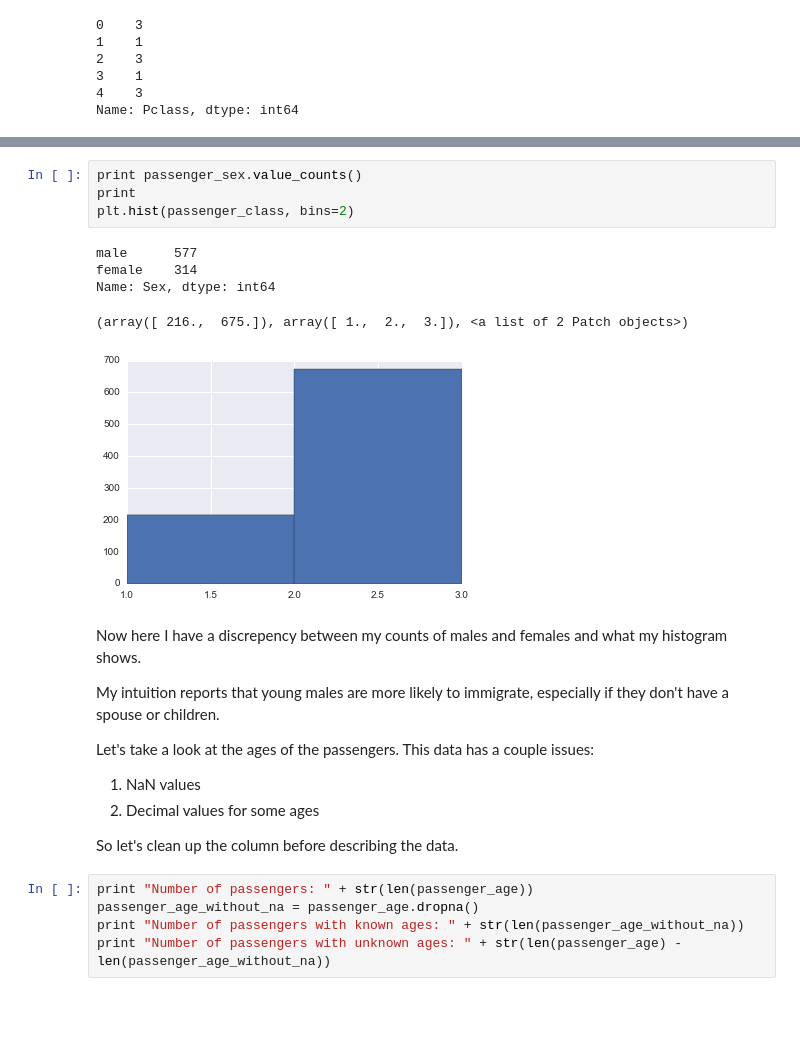
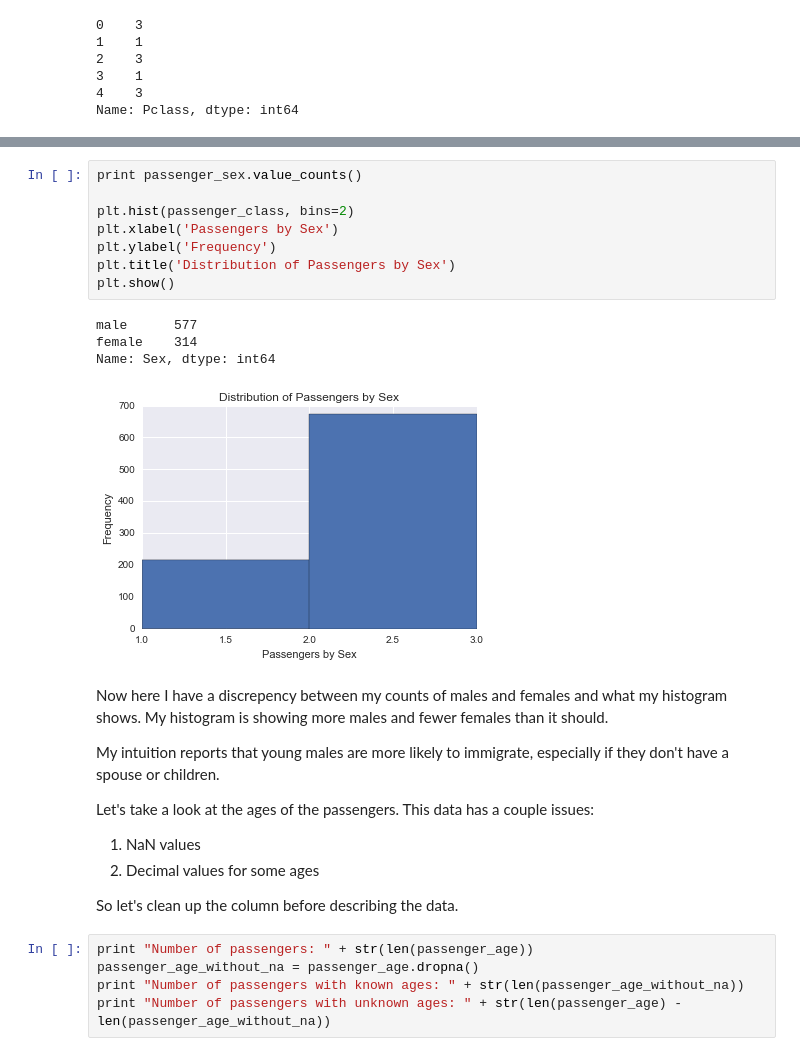
Before and after one commit to nathan-booth/DAND-project2, a Jupyter notebook: titanic.ipynb, the cells around one changed output, grey strips where cells are left out. Cells and saved outputs as stored; diff of their text form; blank space fills up the shorter version.

```diff
--- a/titanic.ipynb
+++ b/titanic.ipynb
@@ -58,15 +59,18 @@ Lo and behold, this shows that the number of third class passengers more than do
 # %%
 print passenger_sex.value_counts()
-print
+
 plt.hist(passenger_class, bins=2)
+plt.xlabel('Passengers by Sex')
+plt.ylabel('Frequency')
+plt.title('Distribution of Passengers by Sex')
+plt.show()
 # %% [output]
 male      577
 female    314
 Name: Sex, dtype: int64
-(array([ 216.,  675.]), array([ 1.,  2.,  3.]), <a list of 2 Patch objects>)
-[figure, old version]
+[figure, new version]
 # %% [markdown]
-Now here I have a discrepency between my counts of males and females and what my histogram shows.
+Now here I have a discrepency between my counts of males and females and what my histogram shows. My histogram is showing more males and fewer females than it should.
 
 My intuition reports that young males are more likely to immigrate, especially if they don't have a spouse or children.
 
```
Also changed, not shown: parts of 7 cells of this notebook.
